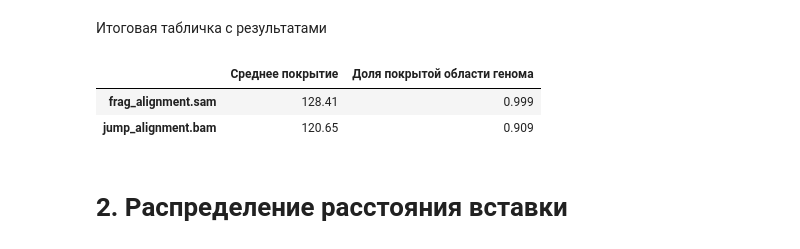
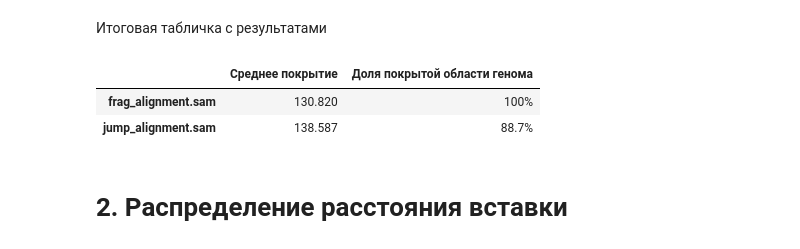
Before and after one commit to ainesko/NGS-HW, a Jupyter notebook: NGS2.ipynb, the cells around one changed output. Saved outputs shown, nothing was run; the diff lists cells and outputs as text; code cells hidden in the pictures.

```diff
--- a/NGS2.ipynb
+++ b/NGS2.ipynb
@@ -396,18 +373,18 @@ meanzn
 # %% [markdown]
 Итоговая табличка с результатами
 # %%
-data = {'Среднее покрытие':[128.41,
-                             120.65],
+data = {'Среднее покрытие':[130.82,
+                             138.587],
 
-        'Доля покрытой области генома':['0.999',
-                              '0.909']}
+        'Доля покрытой области генома':['100%',
+                              '88.7%']}
 
 df = pd.DataFrame(data, index =['frag_alignment.sam',
-                                'jump_alignment.bam'])
+                                'jump_alignment.sam'])
 df
 # %% [output]
 |  | Среднее покрытие | Доля покрытой области генома |
-| frag_alignment.sam | 128.41 | 0.999 |
-| jump_alignment.bam | 120.65 | 0.909 |
+| frag_alignment.sam | 130.820 | 100% |
+| jump_alignment.sam | 138.587 | 88.7% |
 # %% [markdown]
 # 2. Распределение расстояния вставки
```
Also changed, not shown: parts of 156 cells of this notebook.
